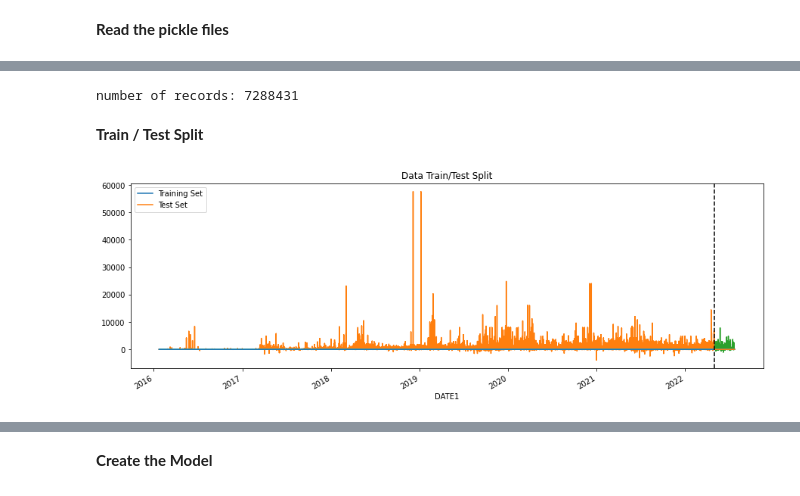
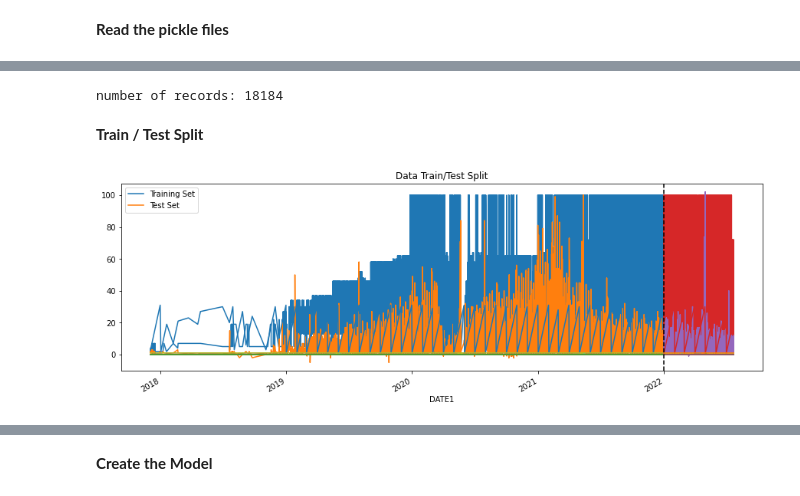
Before and after one commit to hajsf/Time-Series-Forecast, a Jupyter notebook: 05_TrainModel.ipynb, the cells around one changed output, grey strips where cells are left out. Cells and saved outputs as stored; diff of their text form; code cells hidden in the pictures.

```diff
--- a/05_TrainModel.ipynb
+++ b/05_TrainModel.ipynb
@@ -23,7 +23,7 @@ import pickle
 # %%
 pathData = "/content/drive/MyDrive/ColabNotebooks/dataset/02_ProcessedData/"
 # %%
-with open(pathData + 'readyForTraining.pk', 'rb') as f:
+with open(pathData + '124766.pk', 'rb') as f:
   df = pickle.load(f)
 df.head()
 # %% [output]
@@ -36,4 +39,4 @@ df.head()
 # %%
 print("number of records:", len(df))
 # %% [output]
-number of records: 7288431
+number of records: 18184
@@ -42,14 +43,14 @@ df.set_index("DATE1", inplace = True)
 # %% [markdown]
 **Train / Test Split**
 # %%
-train = df.loc[df.index.get_level_values('DATE1') < '2022-05-01'] # df.index.get_level_values('DATE1').dayofweek == 0
-test = df.loc[df.index.get_level_values('DATE1') >= '2022-05-01']
+train = df.loc[df.index.get_level_values('DATE1') < '2022-01-01'] # df.index.get_level_values('DATE1').dayofweek == 0
+test = df.loc[df.index.get_level_values('DATE1') >= '2022-01-01']
 
 fig, ax = plt.subplots(figsize=(15, 5))
 train.plot(ax=ax, label='Training Set', title='Data Train/Test Split')
 test.plot(ax=ax, label='Test Set')
-ax.axvline('2022-05-01', color='black', ls='--')
+ax.axvline('2022-01-01', color='black', ls='--')
 ax.legend(['Training Set', 'Test Set'])
 plt.show()
 # %% [output]
-[figure, old version]
+[figure, new version]
```
Also changed, not shown: parts of 13 cells of this notebook.
